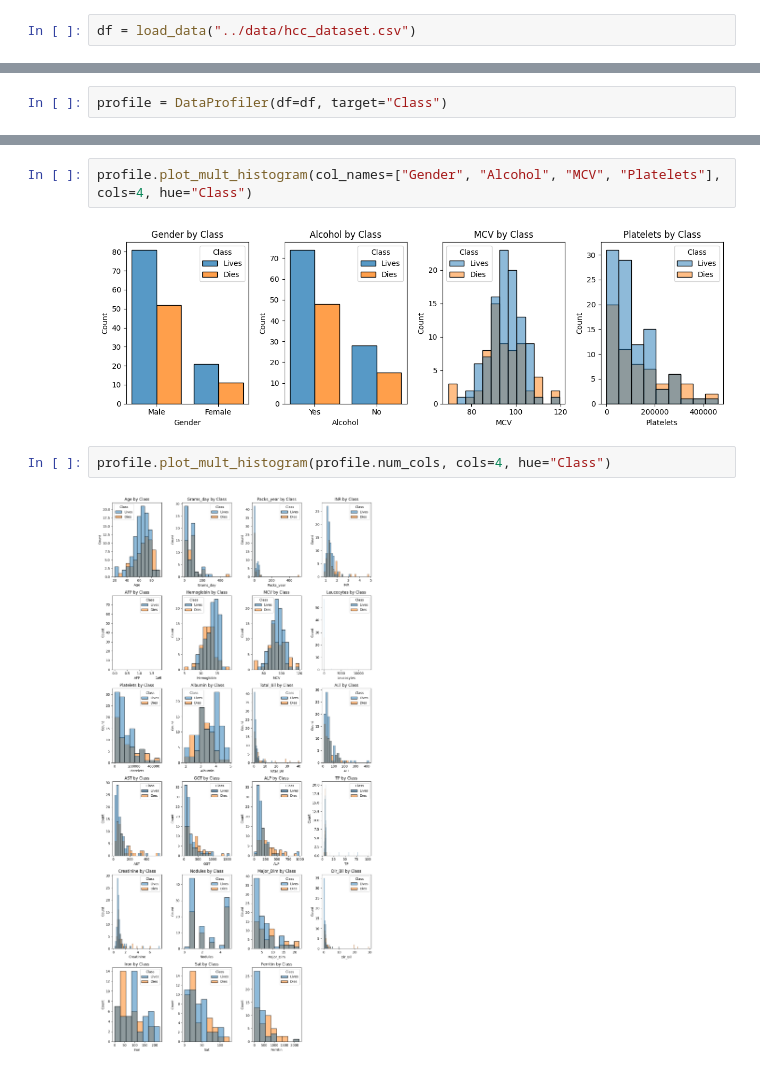
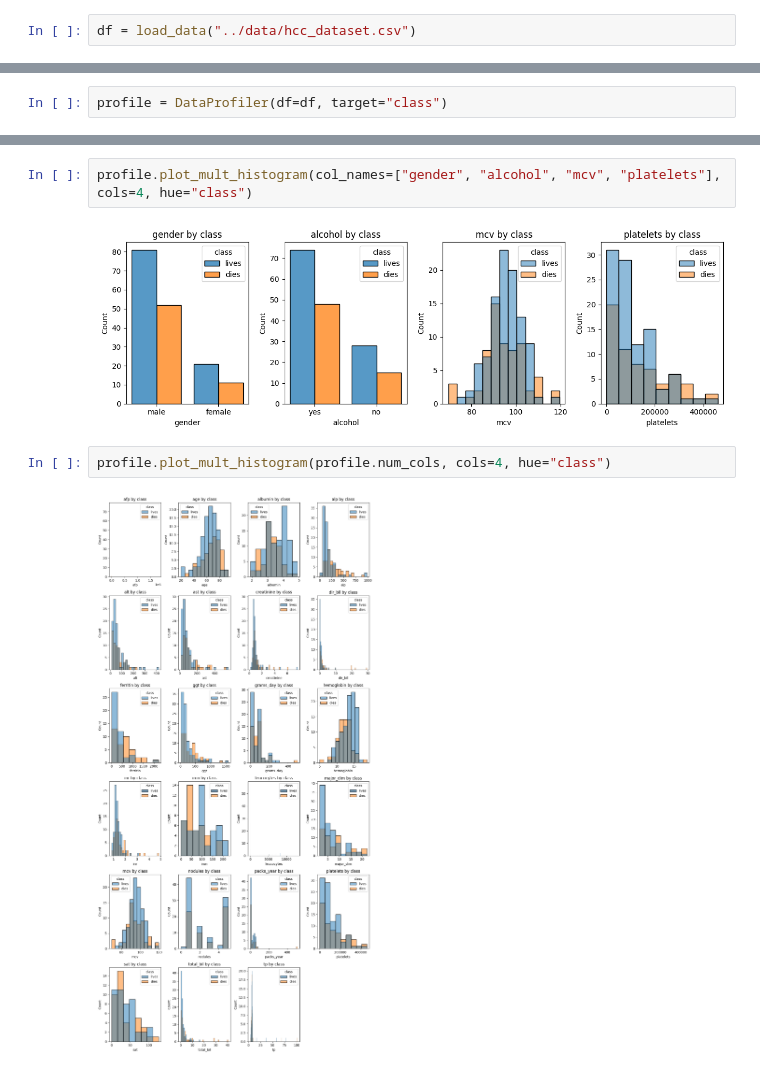
Before and after one commit to miriamspsantos/data-auditor, a Jupyter notebook: notebooks/01_eda_and_cleaning.ipynb, the cells around one changed output, grey strips where cells are left out. Saved outputs shown, nothing was run; the diff lists cells and outputs as text.

```diff
--- a/notebooks/01_eda_and_cleaning.ipynb
+++ b/notebooks/01_eda_and_cleaning.ipynb
@@ -25,6 +25,6 @@ df
 165 rows × 50 columns
 # %%
-profile = DataProfiler(df=df, target="Class")
+profile = DataProfiler(df=df, target="class")
 # %%
 profile.print_report()
 # %% [output]
@@ -64,9 +64,9 @@ profile.plot_pivot_table(values="INR", index="Gender", columns="Class", aggfunc=
 # %%
-profile.plot_mult_histogram(col_names=["Gender", "Alcohol", "MCV", "Platelets"], cols=4, hue="Class")
+profile.plot_mult_histogram(col_names=["gender", "alcohol", "mcv", "platelets"], cols=4, hue="class")
 # %% [output]
-[figure, old version]
+[figure, new version]
 # %%
-profile.plot_mult_histogram(profile.num_cols, cols=4, hue="Class")
+profile.plot_mult_histogram(profile.num_cols, cols=4, hue="class")
 # %% [output]
-[figure, old version]
+[figure, new version]
 # %%
```
Also changed, not shown: parts of 15 cells of this notebook, 1 other file.
